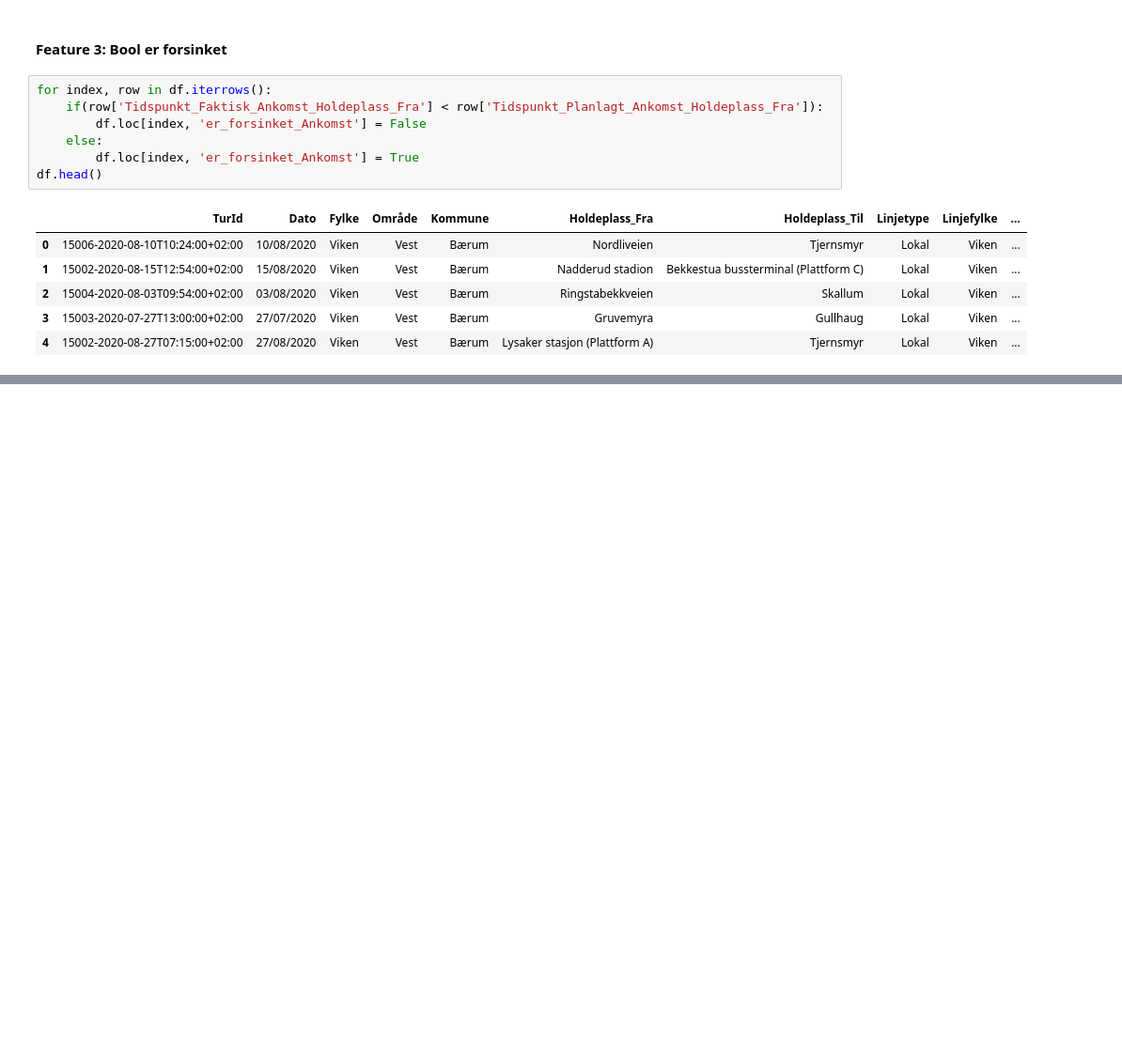
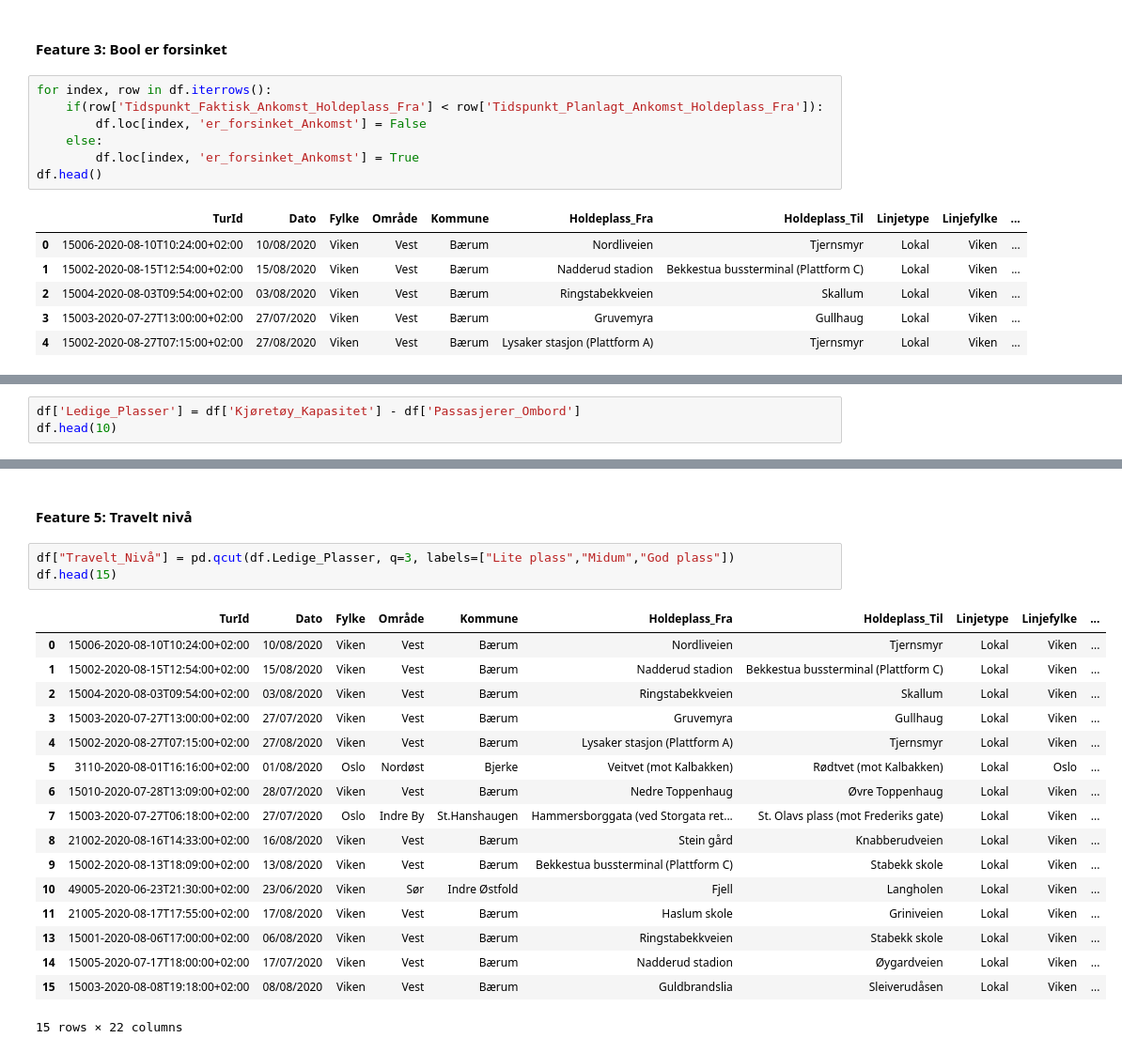
Before and after one commit to NimaAB/DAVE3625_Assignment_1, a Jupyter notebook: start.ipynb, the cells around one changed output, grey strips where cells are left out. Shown: that part at 94% size. Drawn from its saved outputs; the diff is of its cells as text; blank space fills up the shorter version.

```diff
--- a/start.ipynb
+++ b/start.ipynb
@@ -102,0 +147,3 @@ df.head()
+# %%
+df['Ledige_Plasser'] = df['Kjøretøy_Kapasitet'] - df['Passasjerer_Ombord']
+df.head(10)
@@ -102,0 +163,23 @@ df.head()
+# %% [markdown]
+#### Feature 5: Travelt nivå
+# %%
+df["Travelt_Nivå"] = pd.qcut(df.Ledige_Plasser, q=3, labels=["Lite plass","Midum","God plass"])
+df.head(15)
+# %% [output]
+|  | TurId | Dato | Fylke | Område | Kommune | Holdeplass_Fra | Holdeplass_Til | Linjetype | Linjefylke | ... |
+| 0 | 15006-2020-08-10T10:24:00+02:00 | 10/08/2020 | Viken | Vest | Bærum | Nordliveien | Tjernsmyr | Lokal | Viken | ... |
+| 1 | 15002-2020-08-15T12:54:00+02:00 | 15/08/2020 | Viken | Vest | Bærum | Nadderud stadion | Bekkestua bussterminal (Plattform C) | Lokal | Viken | ... |
+| 2 | 15004-2020-08-03T09:54:00+02:00 | 03/08/2020 | Viken | Vest | Bærum | Ringstabekkveien | Skallum | Lokal | Viken | ... |
+| 3 | 15003-2020-07-27T13:00:00+02:00 | 27/07/2020 | Viken | Vest | Bærum | Gruvemyra | Gullhaug | Lokal | Viken | ... |
+| 4 | 15002-2020-08-27T07:15:00+02:00 | 27/08/2020 | Viken | Vest | Bærum | Lysaker stasjon (Plattform A) | Tjernsmyr | Lokal | Viken | ... |
+| 5 | 3110-2020-08-01T16:16:00+02:00 | 01/08/2020 | Oslo | Nordøst | Bjerke | Veitvet (mot Kalbakken) | Rødtvet (mot Kalbakken) | Lokal | Oslo | ... |
+| 6 | 15010-2020-07-28T13:09:00+02:00 | 28/07/2020 | Viken | Vest | Bærum | Nedre Toppenhaug | Øvre Toppenhaug | Lokal | Viken | ... |
+| 7 | 15003-2020-07-27T06:18:00+02:00 | 27/07/2020 | Oslo | Indre By | St.Hanshaugen | Hammersborggata (ved Storgata ret... | St. Olavs plass (mot Frederiks gate) | Lokal | Viken | ... |
+| 8 | 21002-2020-08-16T14:33:00+02:00 | 16/08/2020 | Viken | Vest | Bærum | Stein gård | Knabberudveien | Lokal | Viken | ... |
+| 9 | 15002-2020-08-13T18:09:00+02:00 | 13/08/2020 | Viken | Vest | Bærum | Bekkestua bussterminal (Plattform C) | Stabekk skole | Lokal | Viken | ... |
+| 10 | 49005-2020-06-23T21:30:00+02:00 | 23/06/2020 | Viken | Sør | Indre Østfold | Fjell | Langholen | Lokal | Viken | ... |
+| 11 | 21005-2020-08-17T17:55:00+02:00 | 17/08/2020 | Viken | Vest | Bærum | Haslum skole | Griniveien | Lokal | Viken | ... |
+| 13 | 15001-2020-08-06T17:00:00+02:00 | 06/08/2020 | Viken | Vest | Bærum | Ringstabekkveien | Stabekk skole | Lokal | Viken | ... |
+| 14 | 15005-2020-07-17T18:00:00+02:00 | 17/07/2020 | Viken | Vest | Bærum | Nadderud stadion | Øygardveien | Lokal | Viken | ... |
+| 15 | 15003-2020-08-08T19:18:00+02:00 | 08/08/2020 | Viken | Vest | Bærum | Guldbrandslia | Sleiverudåsen | Lokal | Viken | ... |
+15 rows × 22 columns
```
Also changed, not shown: parts of 5 cells of this notebook.
